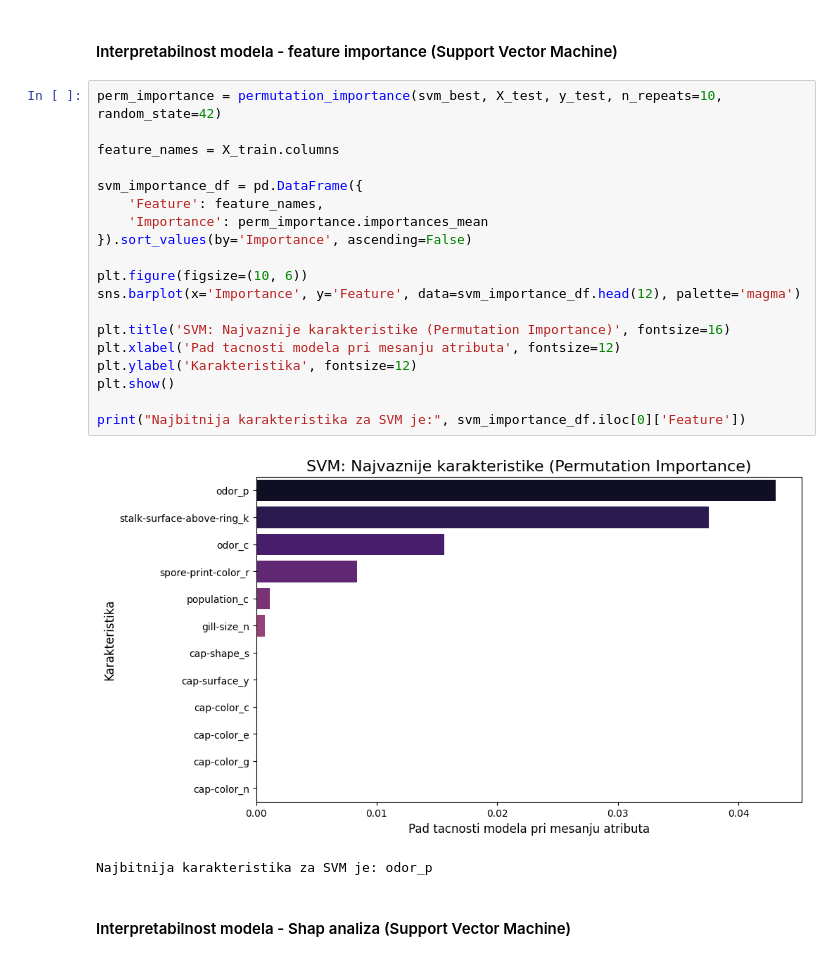
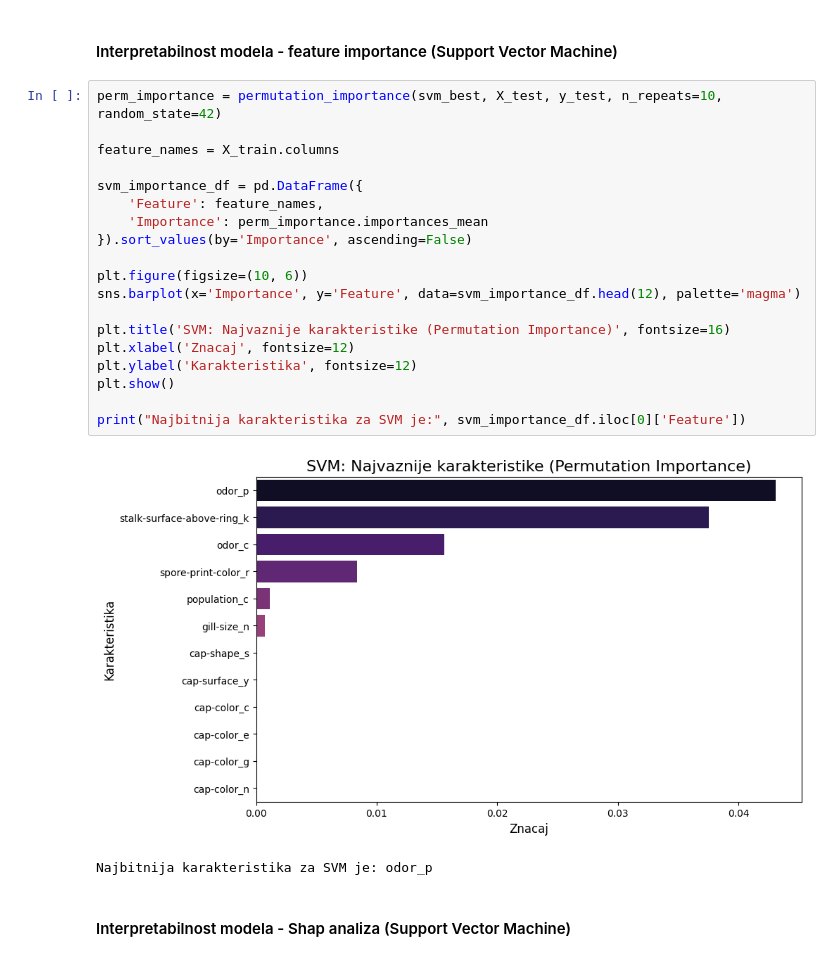
Before and after one commit to alxcek/mas-ai, a Jupyter notebook: machine_learning/01_mushroom_classification/classification.ipynb, the cells around one changed output. Saved outputs shown, nothing was run; the diff lists cells and outputs as text.

```diff
--- a/machine_learning/01_mushroom_classification/classification.ipynb
+++ b/machine_learning/01_mushroom_classification/classification.ipynb
@@ -871,24 +871,24 @@ Kada pogledamo grafik, jasno se vidi da su karakteristike mirisa (**odor_f** i *
 # %%
 perm_importance = permutation_importance(svm_best, X_test, y_test, n_repeats=10, random_state=42)
 
 feature_names = X_train.columns
 
 svm_importance_df = pd.DataFrame({
     'Feature': feature_names,
     'Importance': perm_importance.importances_mean
 }).sort_values(by='Importance', ascending=False)
 
 plt.figure(figsize=(10, 6))
 sns.barplot(x='Importance', y='Feature', data=svm_importance_df.head(12), palette='magma')
 
 plt.title('SVM: Najvaznije karakteristike (Permutation Importance)', fontsize=16)
-plt.xlabel('Pad tacnosti modela pri mesanju atributa', fontsize=12)
+plt.xlabel('Znacaj', fontsize=12)
 plt.ylabel('Karakteristika', fontsize=12)
 plt.show()
 
 print("Najbitnija karakteristika za SVM je:", svm_importance_df.iloc[0]['Feature'])
 # %% [output]
-[figure, old version]
+[figure, new version]
 Najbitnija karakteristika za SVM je: odor_p
 # %% [markdown]
 #### Interpretabilnost modela - Shap analiza (Support Vector Machine)
```
Also changed, not shown: parts of 3 cells of this notebook.
